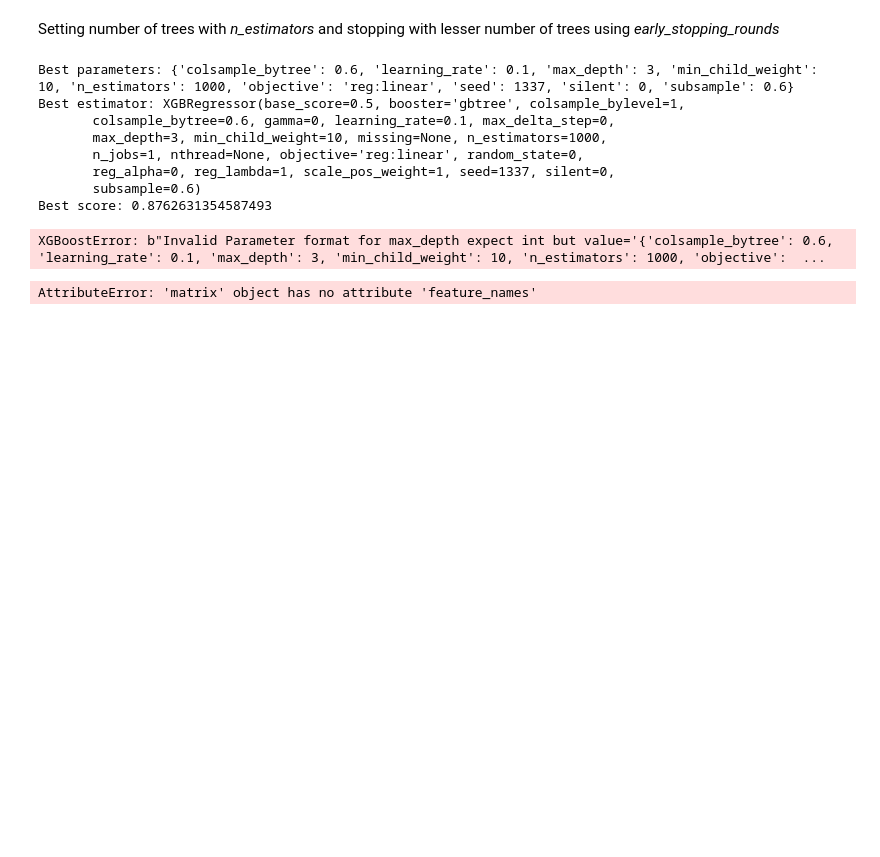
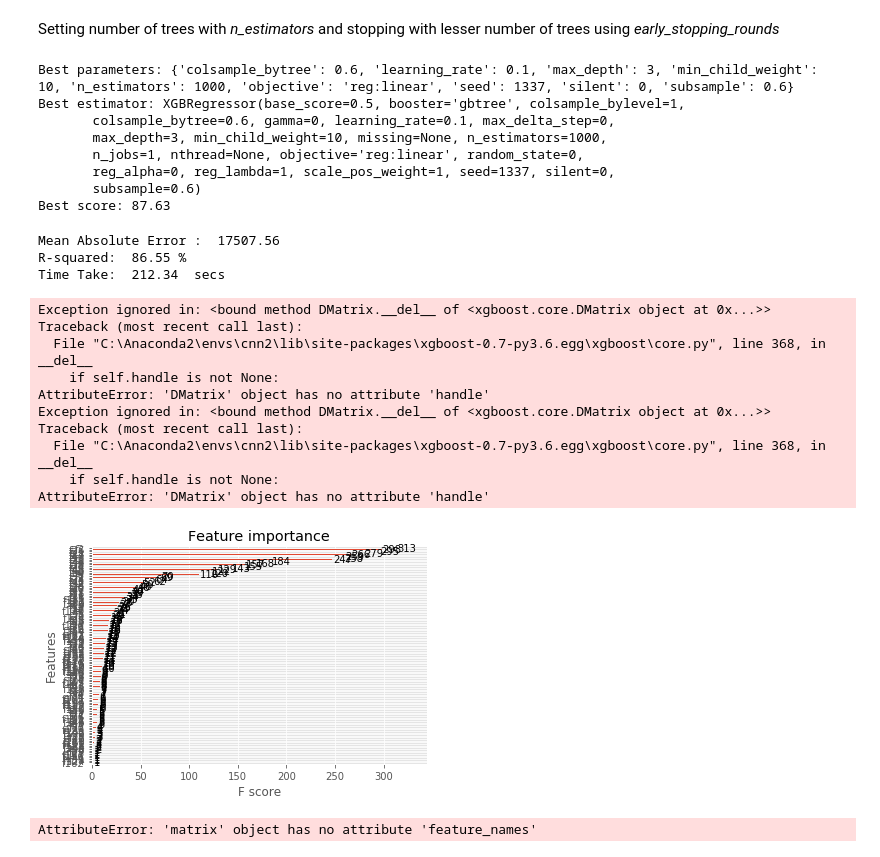
Before and after one commit to shreyagupta/Kaggle, a Jupyter notebook: Home Prices Advanced Regression/House_Price_Advanced_Regression_sg1.ipynb, the cells around one changed output. Saved outputs shown, nothing was run; the diff lists cells and outputs as text; code cells hidden in the pictures; blank space fills up the shorter version.

```diff
--- a/Home Prices Advanced Regression/House_Price_Advanced_Regression_sg1.ipynb
+++ b/Home Prices Advanced Regression/House_Price_Advanced_Regression_sg1.ipynb
@@ -782,7 +829,7 @@ grid_search.fit(x_tr, y_tr)
 
 print ('Best parameters:', grid_search.best_params_)
 print ('Best estimator:', grid_search.best_estimator_)
-print ('Best score:', grid_search.best_score_)
+print ('Best score:', round(grid_search.best_score_*100,2))
 # %% [output]
 Best parameters: {'colsample_bytree': 0.6, 'learning_rate': 0.1, 'max_depth': 3, 'min_child_weight': 10, 'n_estimators': 1000, 'objective': 'reg:linear', 'seed': 1337, 'silent': 0, 'subsample': 0.6}
 Best estimator: XGBRegressor(base_score=0.5, booster='gbtree', colsample_bylevel=1,
@@ -791,21 +838,35 @@ Best estimator: XGBRegressor(base_score=0.5, booster='gbtree', colsample_bylevel
        n_jobs=1, nthread=None, objective='reg:linear', random_state=0,
        reg_alpha=0, reg_lambda=1, scale_pos_weight=1, seed=1337, silent=0,
        subsample=0.6)
-Best score: 0.8762631354587493
+Best score: 87.63
 # %%
-xg4 = XGBRegressor(grid_search.best_params_)
-xg4.fit(x_tr, y_tr, verbose=False)
+xg3 = XGBRegressor(**grid_search.best_params_)
+xg3.fit(x_tr, y_tr, verbose=False)
 y_pred = xg3.predict(x_ts)
 print("Mean Absolute Error : ",round(mean_absolute_error(y_pred,y_ts),2))
 print('R-squared: ',round(r2_score(y_pred,y_ts)*100,2),'%')
 print('Time Take: ',round(time()-t,2),' secs')
 # %% [output]
-XGBoostError: b"Invalid Parameter format for max_depth expect int but value='{'colsample_bytree': 0.6, 'learning_rate': 0.1, 'max_depth': 3, 'min_child_weight': 10, 'n_estimators': 1000, 'objective':  ...
+Mean Absolute Error :  17507.56
+R-squared:  86.55 %
+Time Take:  212.34  secs
 # %%
 '''Plot the feature importance'''
 from xgboost import plot_importance
-plot_importance(model)
-pyplot.show()
+plot_importance(xg3)
+plt.show()
+# %% [output]
+Exception ignored in: <bound method DMatrix.__del__ of <xgboost.core.DMatrix object at 0x...>>
+Traceback (most recent call last):
+  File "C:\Anaconda2\envs\cnn2\lib\site-packages\xgboost-0.7-py3.6.egg\xgboost\core.py", line 368, in __del__
+    if self.handle is not None:
+AttributeError: 'DMatrix' object has no attribute 'handle'
+Exception ignored in: <bound method DMatrix.__del__ of <xgboost.core.DMatrix object at 0x...>>
+Traceback (most recent call last):
+  File "C:\Anaconda2\envs\cnn2\lib\site-packages\xgboost-0.7-py3.6.egg\xgboost\core.py", line 368, in __del__
+    if self.handle is not None:
+AttributeError: 'DMatrix' object has no attribute 'handle'
+[figure, added]
 # %%
 params = {
 'max_depth':3,
```
Also changed, not shown: parts of 58 cells of this notebook, 8 other files.
